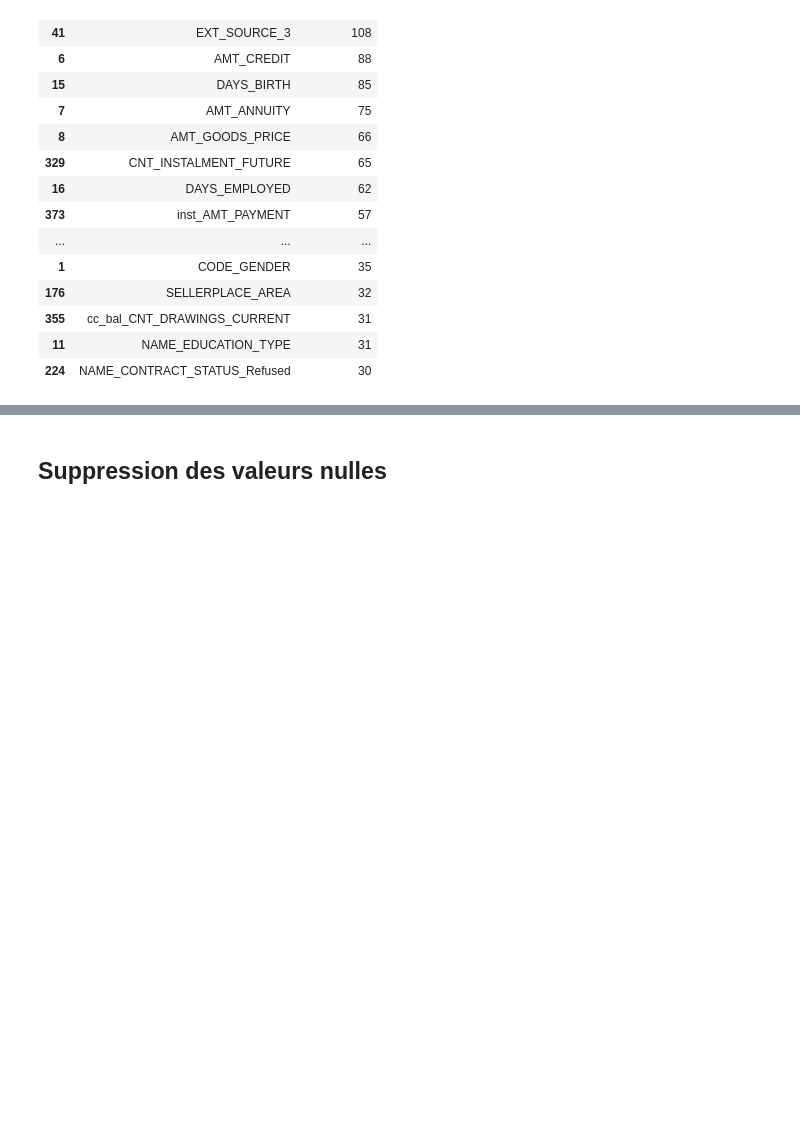
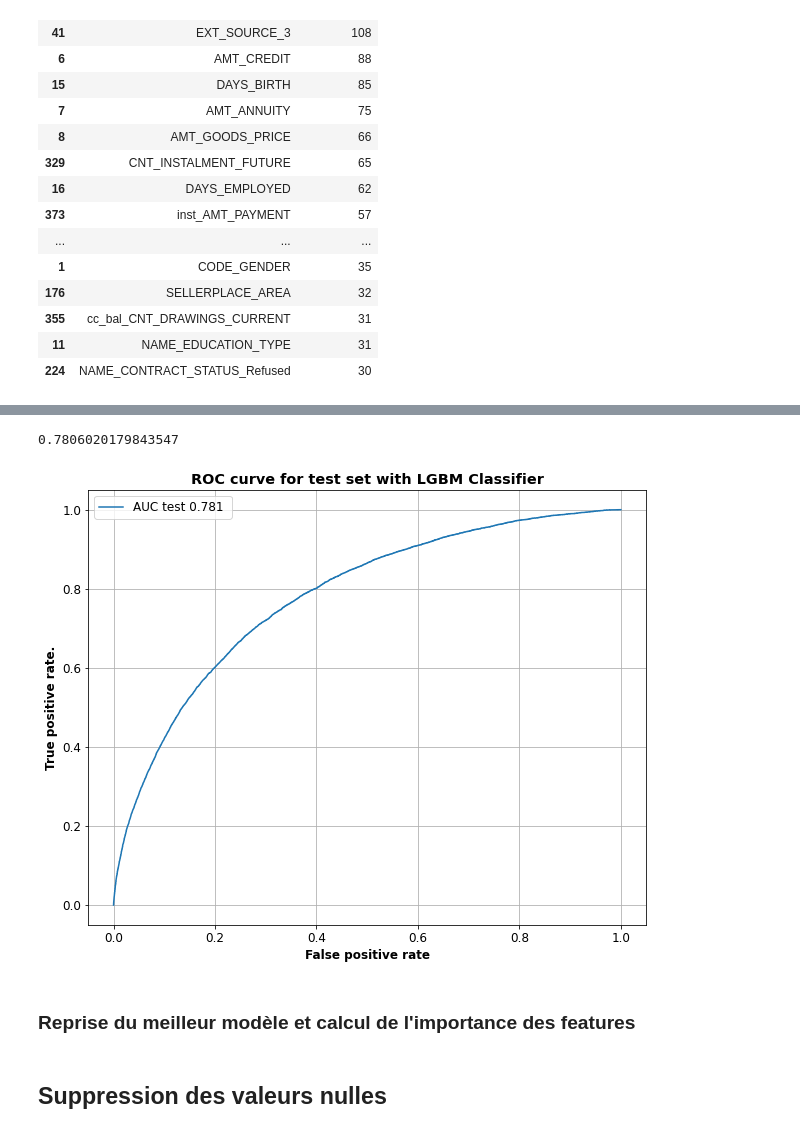
Before and after one commit to sunktoteca/OC-Parcours-DS-P7, a Jupyter notebook: modelisation/scoring - modelisation.ipynb, the cells around one changed output, grey strips where cells are left out. Drawn from its saved outputs; the diff is of its cells as text; code cells hidden in the pictures; blank space fills up the shorter version.

```diff
--- a/modelisation/scoring - modelisation.ipynb
+++ b/modelisation/scoring - modelisation.ipynb
@@ -600,3 +712,22 @@ df_feature_importance.sort_values(by="occurences", ascending=False)[:25]
+# %%
+fpr, tpr, th = roc_curve(y_test, y_pred)
+auc_test =  auc(fpr, tpr)
+auc_test
+# %% [output]
+0.7806020179843547
+# %%
+fpr, tpr, th = roc_curve(y_test, y_pred)
+plt.plot(fpr, tpr, label=f"AUC test {auc_test:.3f} ")
+plt.legend()
+plt.ylabel('True positive rate.')
+plt.xlabel('False positive rate')
+plt.grid()
+plt.title ("ROC curve for test set with LGBM Classifier")
+plt.show()
+# %% [output]
+[figure, added]
+# %% [markdown]
+### Reprise du meilleur modèle et calcul de l'importance des features
 # %% [markdown]
 ## Suppression des valeurs nulles
 # %%
```
Also changed, not shown: parts of 38 cells of this notebook.
